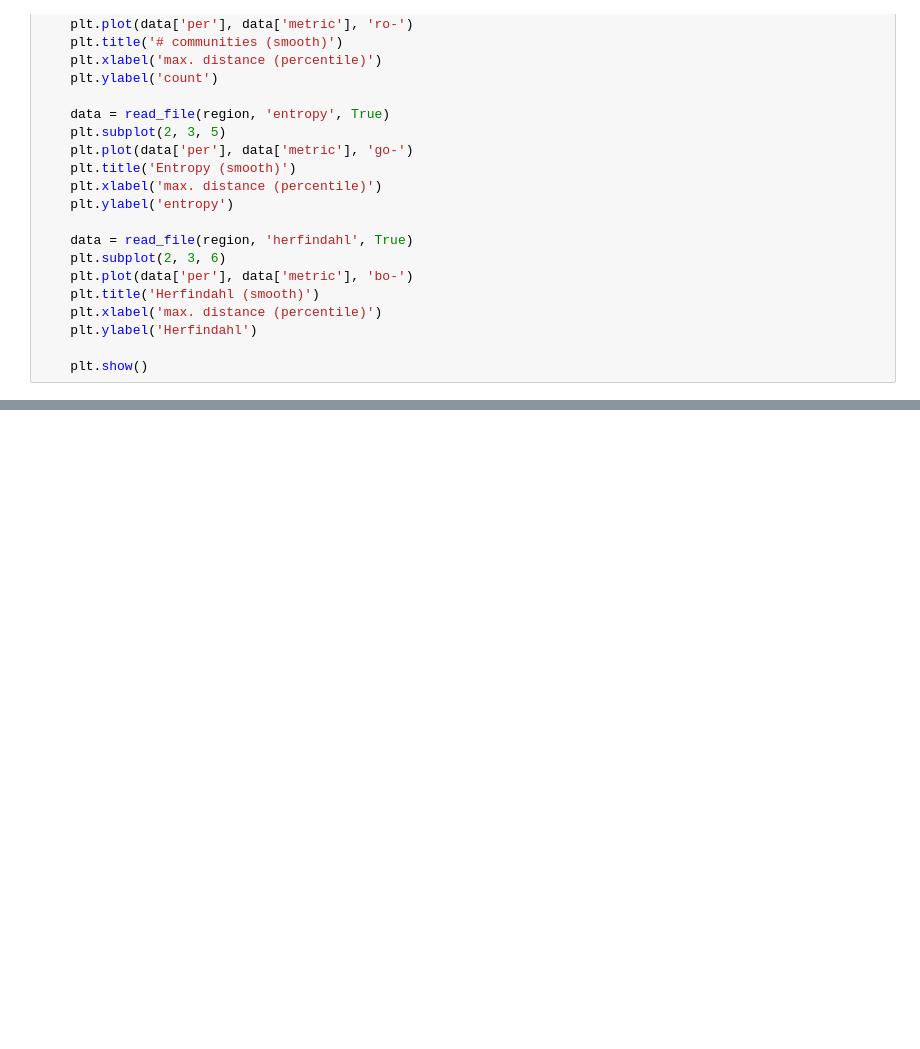
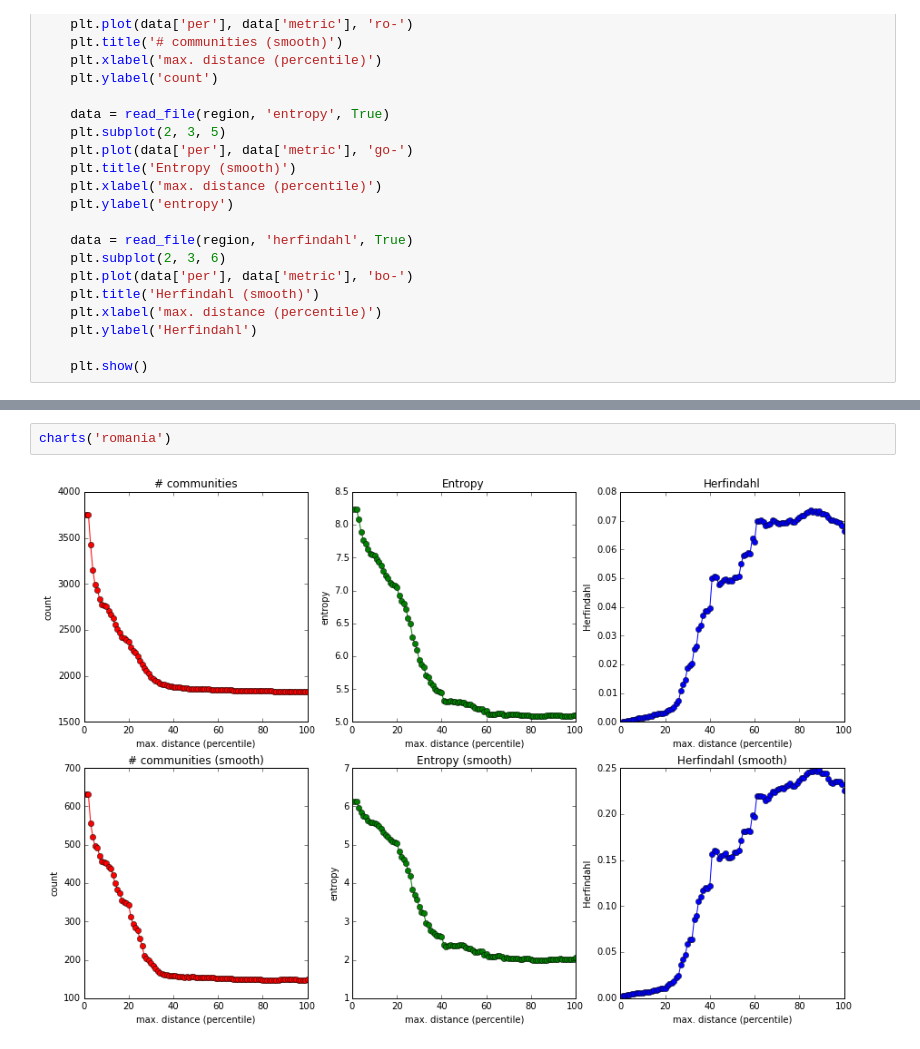
Before and after one commit to telmomenezes/ghostborders, a Jupyter notebook: ipython/scales_metrics.ipynb, the cells around one changed output, grey strips where cells are left out. Cells and saved outputs as stored; diff of their text form; blank space fills up the shorter version.

```diff
--- a/ipython/scales_metrics.ipynb
+++ b/ipython/scales_metrics.ipynb
@@ -91,0 +96,4 @@ charts('israel')
+# %%
+charts('romania')
+# %% [output]
+[figure, added]
```
Also changed, not shown: parts of 8 cells of this notebook, 1 other file.
